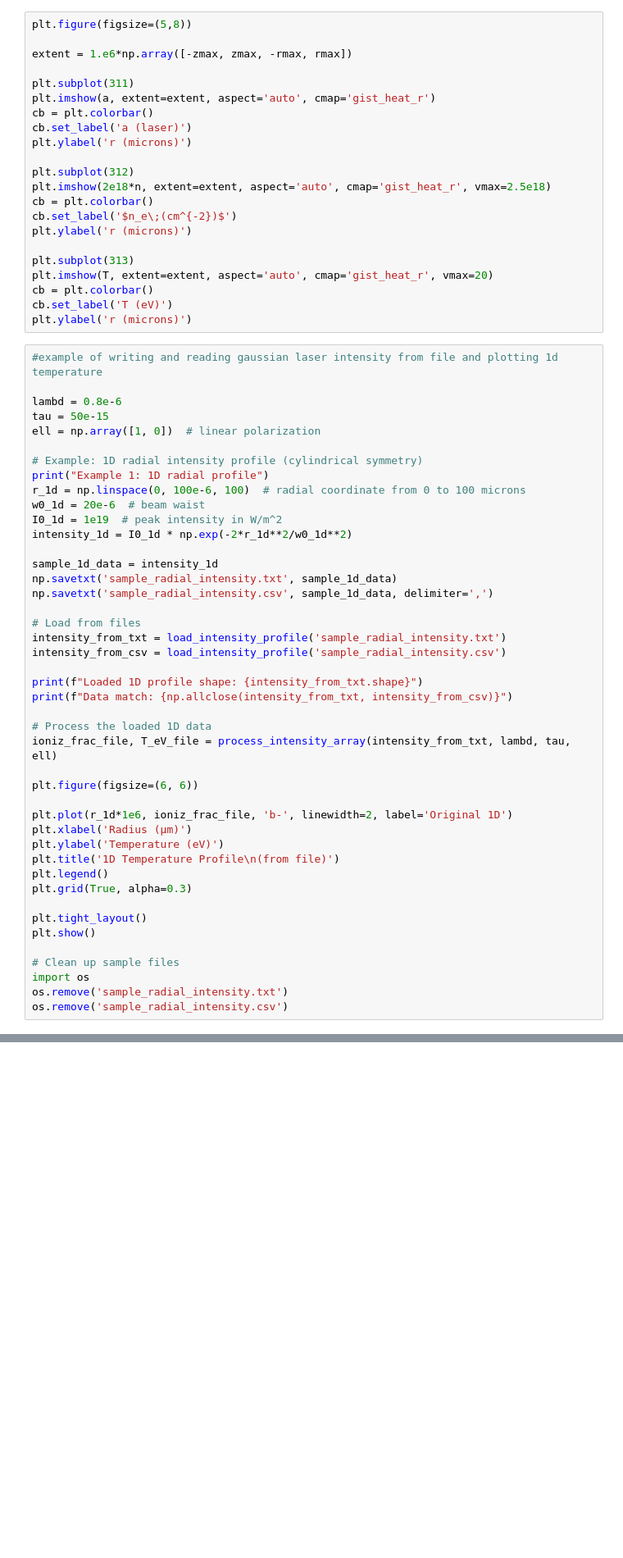
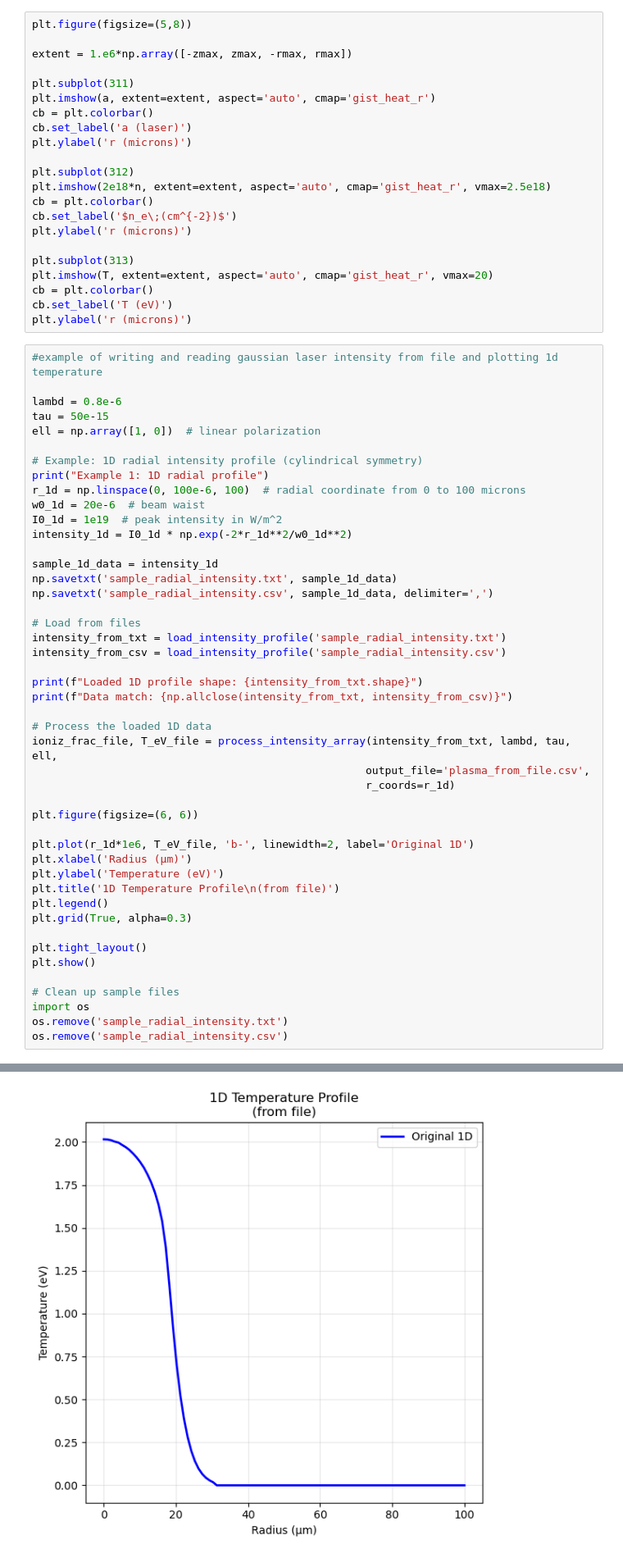
Before and after one commit to chequp-org/chequp, a Jupyter notebook: initial_condition/Plasma_heating.ipynb, the cells around one changed output, grey strips where cells are left out. Shown at 82% size. Cells and saved outputs as stored; diff of their text form; blank space fills up the shorter version.

```diff
--- a/initial_condition/Plasma_heating.ipynb
+++ b/initial_condition/Plasma_heating.ipynb
@@ -308,11 +323,13 @@ print(f"Loaded 1D profile shape: {intensity_from_txt.shape}")
 print(f"Data match: {np.allclose(intensity_from_txt, intensity_from_csv)}")
 
 # Process the loaded 1D data
-ioniz_frac_file, T_eV_file = process_intensity_array(intensity_from_txt, lambd, tau, ell)
+ioniz_frac_file, T_eV_file = process_intensity_array(intensity_from_txt, lambd, tau, ell,
+                                                    output_file='plasma_from_file.csv',
+                                                    r_coords=r_1d)
 
 plt.figure(figsize=(6, 6))
 
-plt.plot(r_1d*1e6, ioniz_frac_file, 'b-', linewidth=2, label='Original 1D')
+plt.plot(r_1d*1e6, T_eV_file, 'b-', linewidth=2, label='Original 1D')
 plt.xlabel('Radius (μm)')
 plt.ylabel('Temperature (eV)')
 plt.title('1D Temperature Profile\n(from file)')
@@ -326,3 +343,4 @@ plt.show()
 import os
 os.remove('sample_radial_intensity.txt')
 os.remove('sample_radial_intensity.csv')
+# %% [output]
@@ -329,3 +351,4 @@ os.remove('sample_radial_intensity.csv')
+[figure, added]
 # %% [markdown]
 # Inverse Bremstrahlung details
 # %%
```
Also changed, not shown: parts of 5 cells of this notebook.
